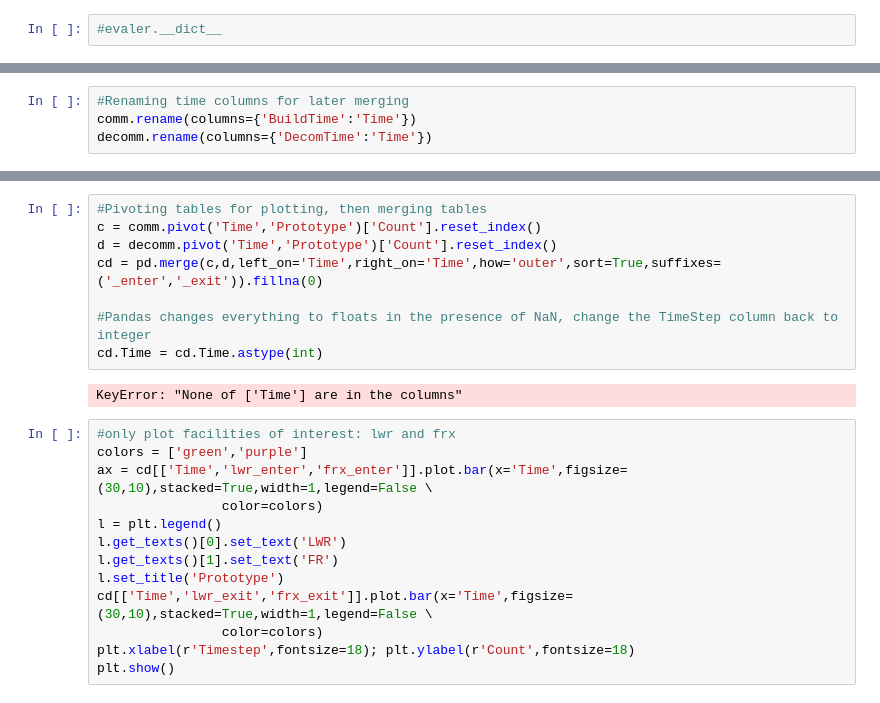
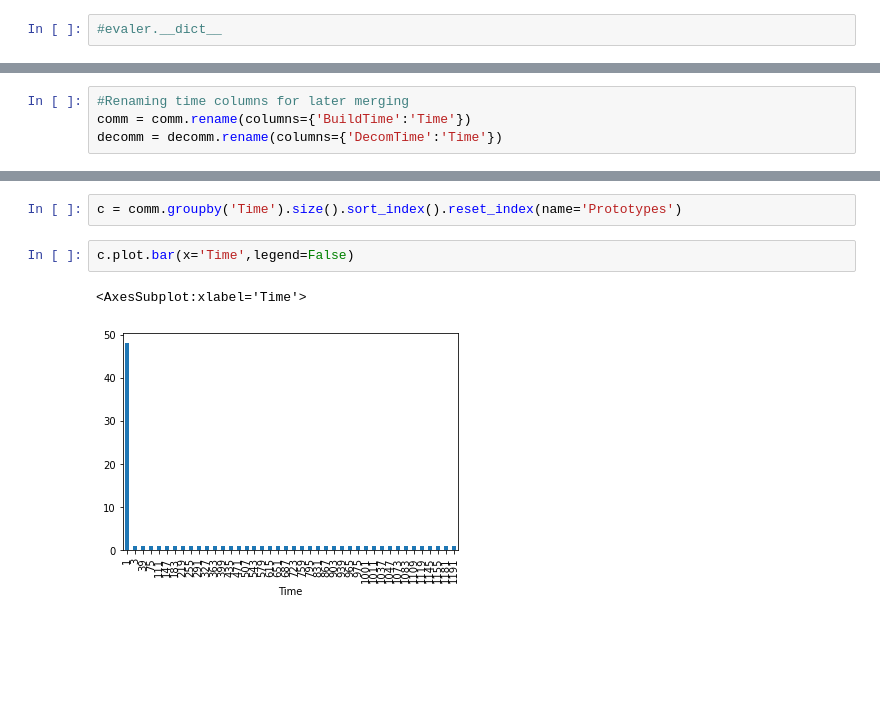
Before and after one commit to cyclus/cymetric, a Jupyter notebook: examples/agent_entryexit.ipynb, the cells around one changed output, grey strips where cells are left out. Drawn from its saved outputs; the diff is of its cells as text; blank space fills up the shorter version.

Commit message:
added plotting of total builds

```diff
--- a/examples/agent_entryexit.ipynb
+++ b/examples/agent_entryexit.ipynb
@@ -82,4 +62,4 @@ decomm = pd.concat([decomm, neg],axis=1)
 # %%
 #Renaming time columns for later merging
-comm.rename(columns={'BuildTime':'Time'})
-decomm.rename(columns={'DecomTime':'Time'})
+comm = comm.rename(columns={'BuildTime':'Time'})
+decomm = decomm.rename(columns={'DecomTime':'Time'})
@@ -104,23 +66,7 @@ decomm.rename(columns={'DecomTime':'Time'})
-# %%
-#Pivoting tables for plotting, then merging tables
-c = comm.pivot('Time','Prototype')['Count'].reset_index()
-d = decomm.pivot('Time','Prototype')['Count'].reset_index()
-cd = pd.merge(c,d,left_on='Time',right_on='Time',how='outer',sort=True,suffixes=('_enter','_exit')).fillna(0)
-
-#Pandas changes everything to floats in the presence of NaN, change the TimeStep column back to integer
-cd.Time = cd.Time.astype(int)
-# %% [output]
-KeyError: "None of ['Time'] are in the columns"
-# %%
-#only plot facilities of interest: lwr and frx
-colors = ['green','purple']
-ax = cd[['Time','lwr_enter','frx_enter']].plot.bar(x='Time',figsize=(30,10),stacked=True,width=1,legend=False \
-                color=colors)
-l = plt.legend()
-l.get_texts()[0].set_text('LWR')
-l.get_texts()[1].set_text('FR')
-l.set_title('Prototype')
-cd[['Time','lwr_exit','frx_exit']].plot.bar(x='Time',figsize=(30,10),stacked=True,width=1,legend=False \
-                color=colors)
-plt.xlabel(r'Timestep',fontsize=18); plt.ylabel(r'Count',fontsize=18)
-plt.show()
+# %%
+c = comm.groupby('Time').size().sort_index().reset_index(name='Prototypes')
+# %%
+c.plot.bar(x='Time',legend=False)
+# %% [output]
+<AxesSubplot:xlabel='Time'>
+[figure, added]
```
Also changed, not shown: parts of 8 cells of this notebook, 1 other file.
